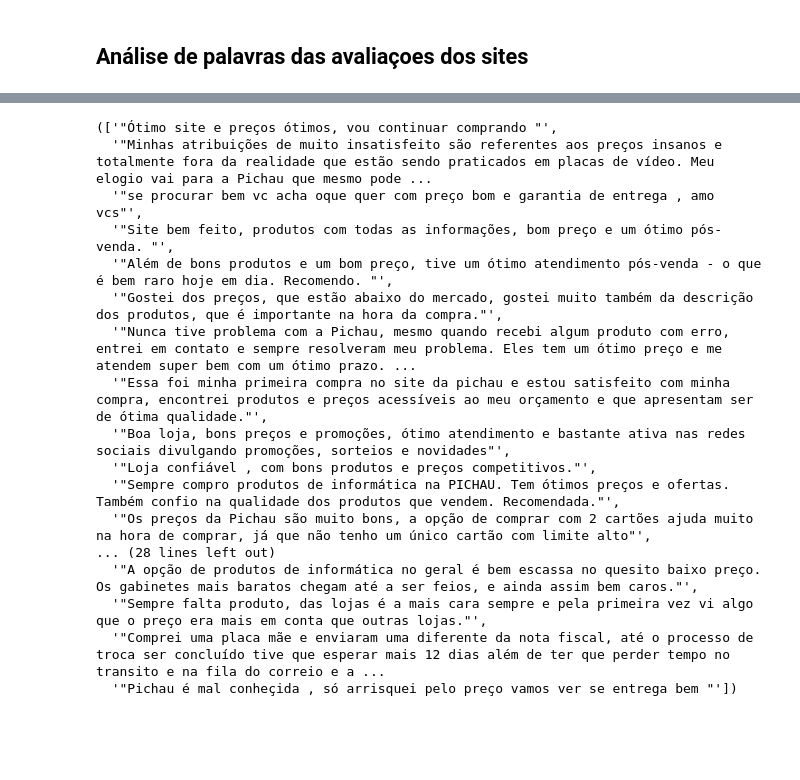
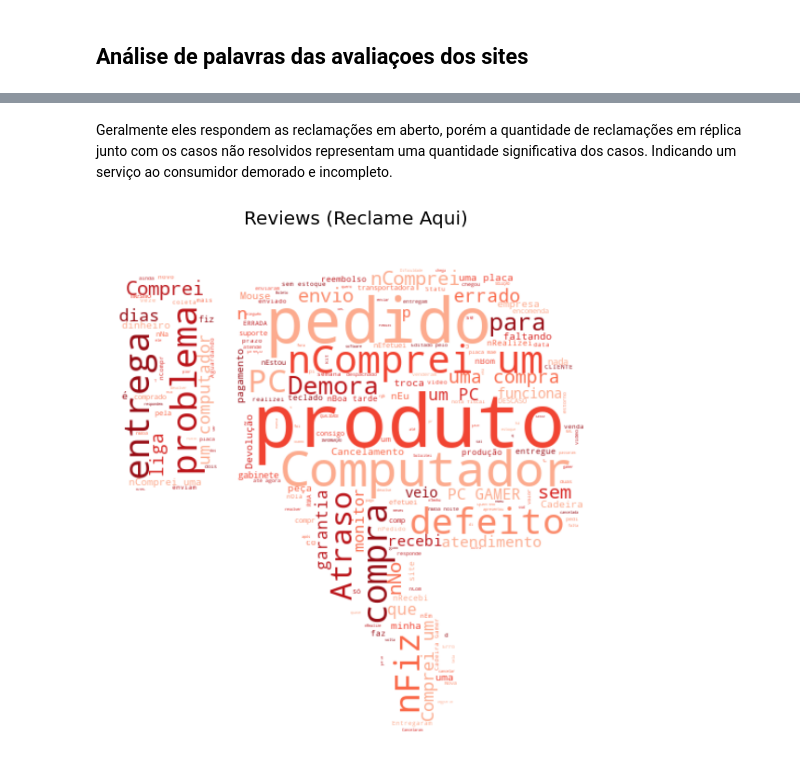
Before and after one commit to gutessitore/ReclameAquiScrapper, a Jupyter notebook: notebooks/pichau.ipynb, the cells around one changed output, grey strips where cells are left out. Drawn from its saved outputs; the diff is of its cells as text; code cells hidden in the pictures; blank space fills up the shorter version.

```diff
--- a/notebooks/pichau.ipynb
+++ b/notebooks/pichau.ipynb
@@ -98,3 +102,42 @@ reclame_aqui_review_df.head()
 | 4 | Paguei pelo produto e não enviam\... | https://www.reclameaqui.com.br/pi... | Há 18 horas | Bauru | Não respondida |
 # %% [markdown]
 ## Análise de palavras das avaliaçoes dos sites
+# %%
+def rgb_float_to_int(rgb):
+    return tuple(int(255 * c) for c in rgb)
+
+WORDCLOUD_DOWN_PALETTE = [rgb_float_to_int(rgb) for rgb in sns.color_palette('Reds', n_colors=9)[2:]]
+WORDCLOUD_UP_PALETTE = [rgb_float_to_int(rgb) for rgb in sns.color_palette('Blues', n_colors=9)[2:]]
+
+def get_down_color(*args, **kwargs):
+    return random.choice(WORDCLOUD_DOWN_PALETTE)
+
+def get_up_color(*args, **kwargs):
+    return random.choice(WORDCLOUD_UP_PALETTE)
+
+def plot_wordcloud(words, words_to_remove, title, style):
+    if style == 'up':
+        color_function = get_up_color
+        image = Image.open('../images/white-thumbs-up.png')
+
+    elif style == 'down':
+        color_function = get_down_color
+        image = ImageOps.flip(Image.open('../images/white-thumbs-up.png'))
+
+    mask = np.array(image)[:, :, 3]
+    mask_icon = mask == 0
+    mask_bg = mask > 0
+    mask[mask_icon] = 255
+    mask[mask_bg] = 0
+
+    stopwords = set(STOPWORDS)  # Adicionando um filtro de palavras
+    stopwords.update(words_to_remove)
+
+    wordcloud = WordCloud(background_color='white', mask=mask, stopwords=stopwords)
+    wordcloud.generate(words)
+    wordcloud.recolor(color_func=color_function)
+
+    plt.imshow(wordcloud, interpolation='bilinear')
+    plt.title(title + "\n", fontsize=20)
+    plt.axis('off')
+    plt.gcf().set_size_inches(16, 10)
@@ -144,28 +181,18 @@ plt.imshow(wordcloud_rec);
+# %% [markdown]
+Geralmente eles respondem as reclamações em aberto, porém a quantidade de reclamações em réplica junto com os casos
+não resolvidos representam uma quantidade significativa dos casos. Indicando um serviço ao consumidor demorado e incompleto.
+# %%
+rl = reclame_aqui_review_df.review.to_string()
+words_to_remove = ["da", "meu", "em", "você", "de", "ao", "os", "na", "loja", "não", "e",
+                   "Pichau", "o", "dia", "NAO"]
+plot_wordcloud(rl, words_to_remove, "Reviews (Reclame Aqui)", "down")
+# %% [output]
+[figure, added]
 # %%
-def find_word(lista, palavra):
+def find_comments_with_word(lista, palavra):
     return [review for review in lista if palavra in review]
 
 
-
-preco_compliment = find_word(ebit_review_df.Positivos, "preço")
-preco_complaint = find_word(ebit_review_df.Negativos, "preço")
-
-# preco_compliment, preco_rec
+# rl = reclame_aqui_review_df.review.astype("string")
+# rl.fillna(" ", inplace=True)
+# find_comments_with_word(rl, "entrega")
-# %% [output]
-(['"Ótimo site e preços ótimos, vou continuar comprando "',
-  '"Minhas atribuições de muito insatisfeito são referentes aos preços insanos e totalmente fora da realidade que estão sendo praticados em placas de vídeo. Meu elogio vai para a Pichau que mesmo pode ...
-  '"se procurar bem vc acha oque quer com preço bom e garantia de entrega , amo vcs"',
-  '"Site bem feito, produtos com todas as informações, bom preço e um ótimo pós-venda. "',
-  '"Além de bons produtos e um bom preço, tive um ótimo atendimento pós-venda - o que é bem raro hoje em dia. Recomendo. "',
-  '"Gostei dos preços, que estão abaixo do mercado, gostei muito também da descrição dos produtos, que é importante na hora da compra."',
-  '"Nunca tive problema com a Pichau, mesmo quando recebi algum produto com erro, entrei em contato e sempre resolveram meu problema. Eles tem um ótimo preço e me atendem super bem com um ótimo prazo. ...
-  '"Essa foi minha primeira compra no site da pichau e estou satisfeito com minha compra, encontrei produtos e preços acessíveis ao meu orçamento e que apresentam ser de ótima qualidade."',
-  '"Boa loja, bons preços e promoções, ótimo atendimento e bastante ativa nas redes sociais divulgando promoções, sorteios e novidades"',
-  '"Loja confiável , com bons produtos e preços competitivos."',
-  '"Sempre compro produtos de informática na PICHAU. Tem ótimos preços e ofertas. Também confio na qualidade dos produtos que vendem. Recomendada."',
-  '"Os preços da Pichau são muito bons, a opção de comprar com 2 cartões ajuda muito na hora de comprar, já que não tenho um único cartão com limite alto"',
-... (28 lines left out)
-  '"A opção de produtos de informática no geral é bem escassa no quesito baixo preço. Os gabinetes mais baratos chegam até a ser feios, e ainda assim bem caros."',
-  '"Sempre falta produto, das lojas é a mais cara sempre e pela primeira vez vi algo que o preço era mais em conta que outras lojas."',
-  '"Comprei uma placa mãe e enviaram uma diferente da nota fiscal, até o processo de troca ser concluído tive que esperar mais 12 dias além de ter que perder tempo no transito e na fila do correio e a ...
-  '"Pichau é mal conheçida , só arrisquei pelo preço vamos ver se entrega bem "'])
```
Also changed, not shown: parts of 9 cells of this notebook, 1 other file.
